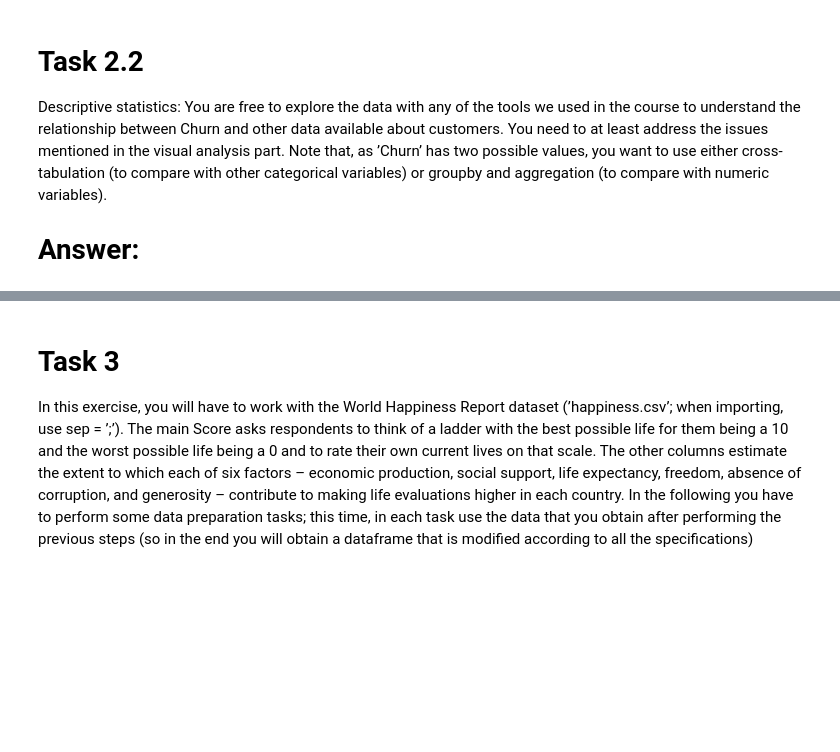
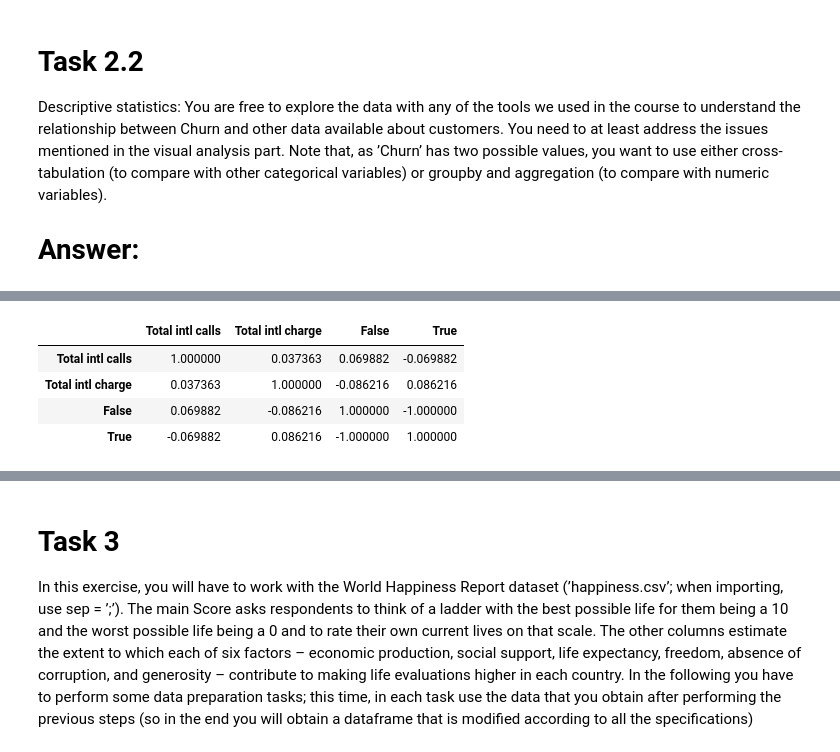
Before and after one commit to hdahlber/Business-Analytics-1, a Jupyter notebook: Assignment 2/Solution.ipynb, the cells around one changed output, grey strips where cells are left out. Cells and saved outputs as stored; diff of their text form; code cells hidden in the pictures; blank space fills up the shorter version.

```diff
--- a/Assignment 2/Solution.ipynb
+++ b/Assignment 2/Solution.ipynb
@@ -287,11 +287,11 @@ plt.show()
 # Answer:
 From the violin plot we can see that people with higher international calls and charges have a higher turn rate, so the relationship is the higher the value the higher the chanse that a person un subscirbes from the service.
 # %%
-data= churn_data.loc[:,("Total intl calls","Total intl charge","Churn")]
+data213= churn_data.loc[:,("Total intl calls","Total intl charge","Churn")]
 fig, (ax1, ax2) = plt.subplots(ncols=2, figsize=(10,5))
-sns.violinplot(x="Churn", y="Total intl charge", data=data, ax=ax1)
+sns.violinplot(x="Churn", y="Total intl charge", data=data213, ax=ax1)
 ax1.set(title="International calls", ylabel="Total intl calls")
-sns.violinplot(x="Churn", y="Total intl charge", data=data, ax=ax2)
+sns.violinplot(x="Churn", y="Total intl charge", data=data213, ax=ax2)
 ax2.set(title="International charge", ylabel="Total intl charge")
 
 plt.show()
@@ -337,0 +365,11 @@ or groupby and aggregation (to compare with numeric variables).
+# %%
+#(iii) no strong correlation at all with Pearsons correlation
+result = pd.get_dummies(data213, columns=['Churn'], prefix_sep='', prefix='')
+result
+result.corr()
+# %% [output]
+|  | Total intl calls | Total intl charge | False | True |
+| Total intl calls | 1.000000 | 0.037363 | 0.069882 | -0.069882 |
+| Total intl charge | 0.037363 | 1.000000 | -0.086216 | 0.086216 |
+| False | 0.069882 | -0.086216 | 1.000000 | -1.000000 |
+| True | -0.069882 | 0.086216 | -1.000000 | 1.000000 |
```
Also changed, not shown: parts of 9 cells of this notebook.
